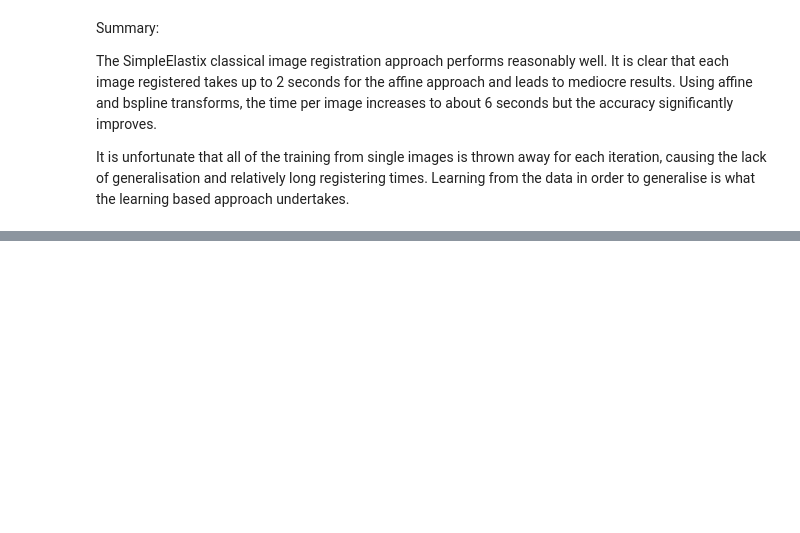
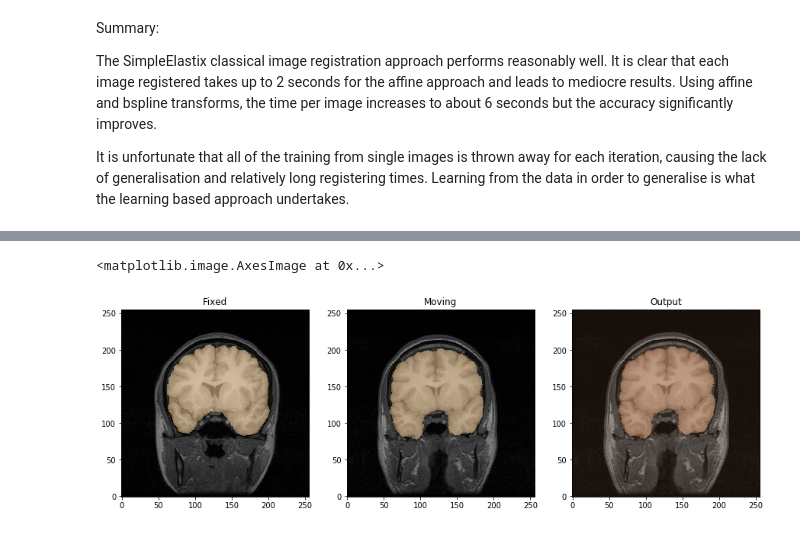
Before and after one commit to senyosimpson/DIR, a Jupyter notebook: registration/notebooks/Classical_Approach.ipynb, the cells around one changed output, grey strips where cells are left out. Drawn from its saved outputs; the diff is of its cells as text; code cells hidden in the pictures; blank space fills up the shorter version.

```diff
--- a/registration/notebooks/Classical_Approach.ipynb
+++ b/registration/notebooks/Classical_Approach.ipynb
@@ -237,0 +277,24 @@ It is unfortunate that all of the training from single images is thrown away for
+# %%
+resultLabel = sitk.Transformix(sitk.GetImageFromArray(moving_mask.squeeze()),
+                               elastixImageFilter.GetTransformParameterMap())
+output_mask = sitk.GetArrayFromImage(resultLabel)
+output = sitk.GetArrayFromImage(elastixImageFilter.GetResultImage())
+# %%
+f, ax = plt.subplots(1,3,figsize=(15,20))
+ax[0].set_title("Fixed")
+ax[0].imshow(fixed.squeeze(),cmap="gray", origin="lower")
+ax[0].imshow(fixed_mask.squeeze(), alpha=0.4, cmap="copper", origin="lower")
+
+ax[1].set_title("Moving")
+ax[1].imshow(moving.squeeze(),cmap="gray", origin="lower")
+ax[1].imshow(moving_mask.squeeze(), alpha=0.4, cmap="copper", origin="lower")
+
+ax[2].set_title("Output")
+ax[2].imshow(output,cmap="gray", origin="lower")
+ax[2].imshow(output_mask.squeeze(), alpha=0.4, cmap="copper", origin="lower")
+
+# print(f"MSE: {F.mse_loss(torch.Tensor(output), fixed)}")
+# print(f"Mask Accuracy: {accuracy(output_mask,fixed_mask.numpy().squeeze())}")
+# %% [output]
+<matplotlib.image.AxesImage at 0x...>
+[figure, added]
```
Also changed, not shown: parts of 17 cells of this notebook.
